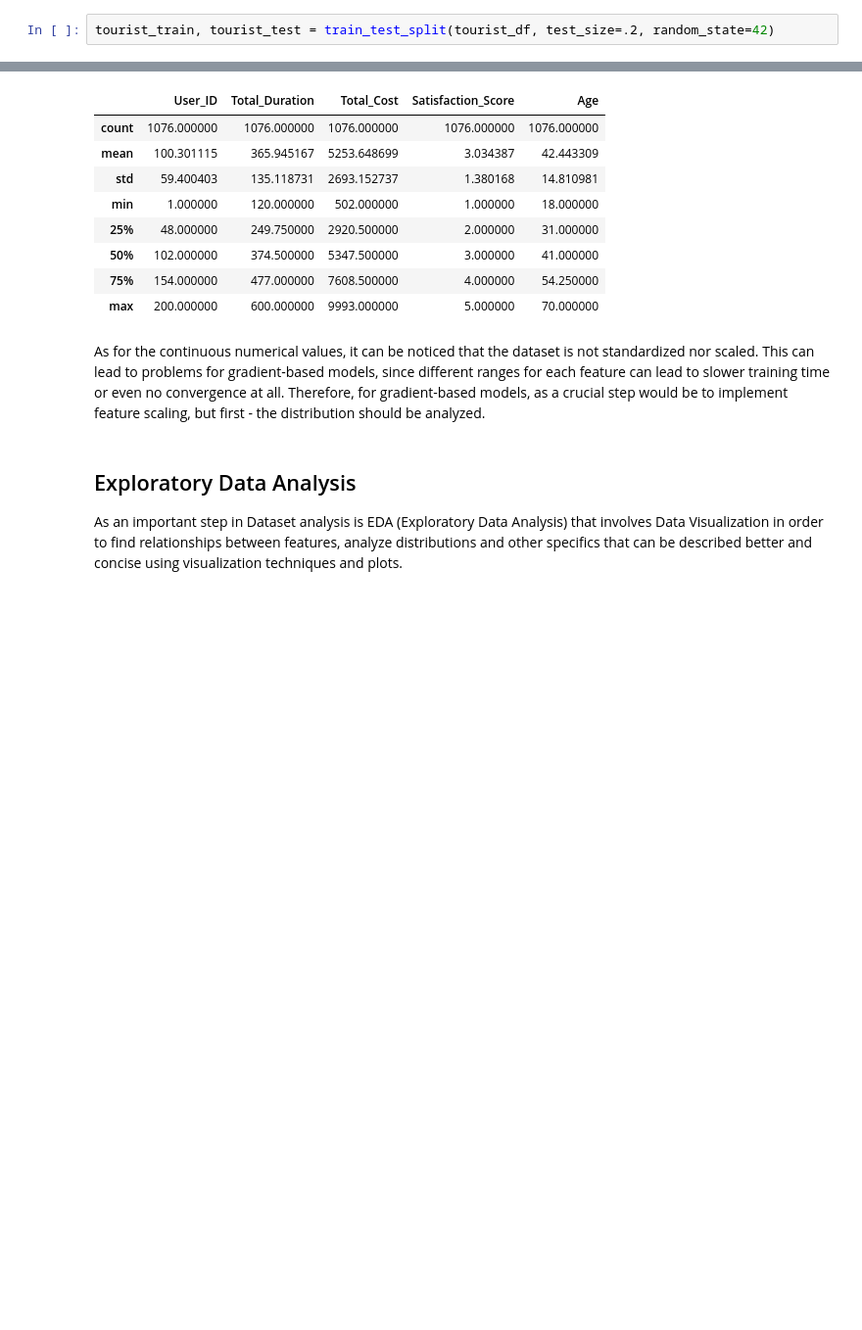
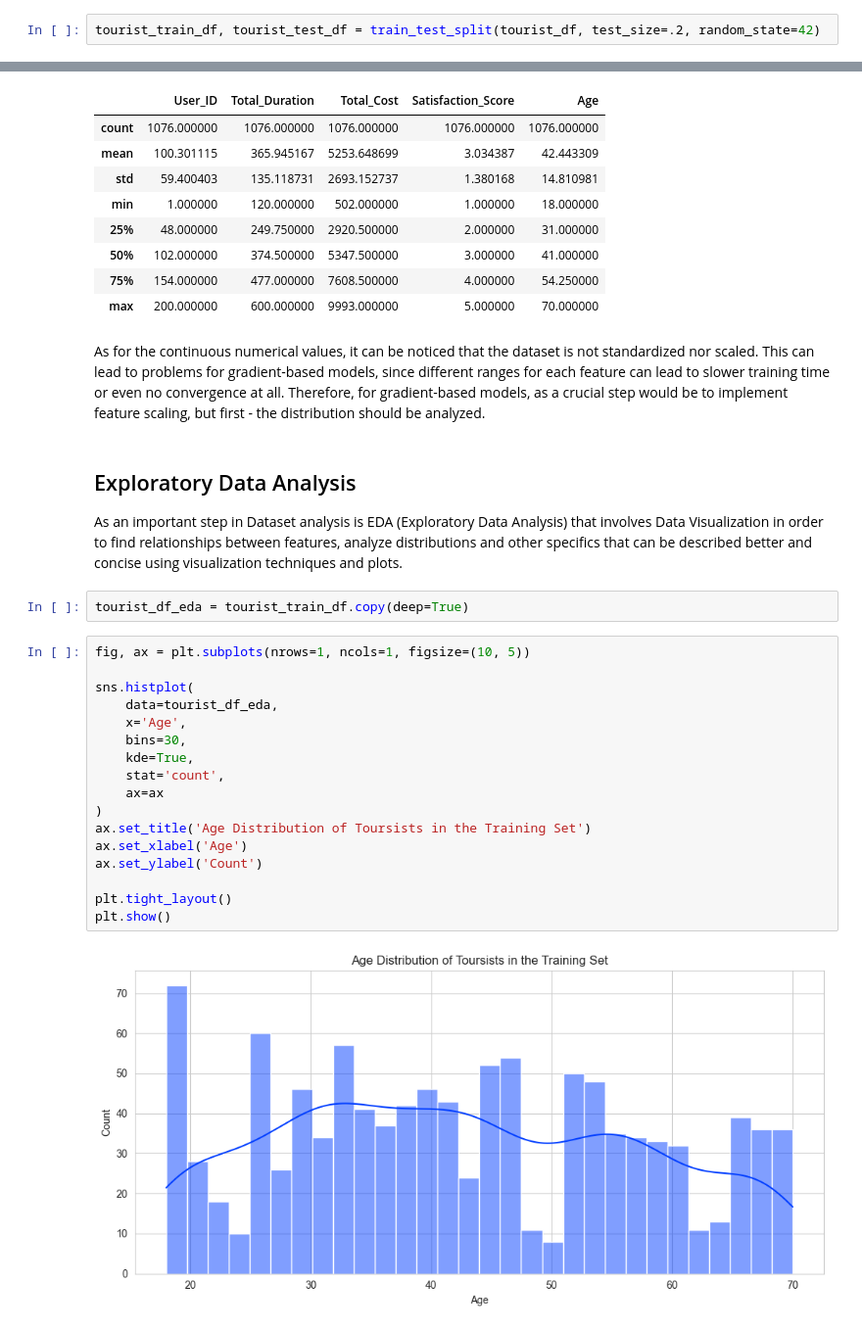
Before and after one commit to Ghenntoggy1/Sigmoid-ML-Tasks, a Jupyter notebook: Exam_Age_Prediction/Exam_Age_Prediction.ipynb, the cells around one changed output, grey strips where cells are left out. Shown at 98% size. Cells and saved outputs as stored; diff of their text form; blank space fills up the shorter version.

Commit message:
feat(eda): Add Exploratory Data Analysis

```diff
--- a/Exam_Age_Prediction/Exam_Age_Prediction.ipynb
+++ b/Exam_Age_Prediction/Exam_Age_Prediction.ipynb
@@ -97,7 +98,7 @@ tourist_df: pd.DataFrame = pd.read_csv(filepath_or_buffer='dataset/data.csv', se
 ### Train Test Split
 Since there is only one dataset and models should be evaluated in the end on completely unseen set, called test set, first thing to do is to split the entire dataset into training and test subsets. This will prevent data leakage at each step of the preprocessing and will leave a portion of the dataset untouched until the end, thus ensuring that models don't "know" anything about this subset, simulating the incoming new, unseen data from outside.
 # %%
-tourist_train, tourist_test = train_test_split(tourist_df, test_size=.2, random_state=42)
+tourist_train_df, tourist_test_df = train_test_split(tourist_df, test_size=.2, random_state=42)
 # %% [markdown]
 ## Basic Dataset Analysis
 In this subsection is analyzed the dataset using built-in methods from `pandas` library and others, offering basic information about the dataset, such as dimensionality, missing values and others. This will enhance the understanding of the dataset before applying various methods of preprocessing.
@@ -241,3 +242,24 @@ As for the continuous numerical values, it can be noticed that the dataset is no
 # %% [markdown]
 ## Exploratory Data Analysis
 As an important step in Dataset analysis is EDA (Exploratory Data Analysis) that involves Data Visualization in order to find relationships between features, analyze distributions and other specifics that can be described better and concise using visualization techniques and plots.
+# %%
+tourist_df_eda = tourist_train_df.copy(deep=True)
+# %%
+fig, ax = plt.subplots(nrows=1, ncols=1, figsize=(10, 5))
+
+sns.histplot(
+    data=tourist_df_eda,
+    x='Age',
+    bins=30,
+    kde=True,
+    stat='count',
+    ax=ax
+)
+ax.set_title('Age Distribution of Toursists in the Training Set')
+ax.set_xlabel('Age')
+ax.set_ylabel('Count')
+
+plt.tight_layout()
+plt.show()
+# %% [output]
+[figure, added]
```
Also changed, not shown: parts of 87 cells of this notebook.
